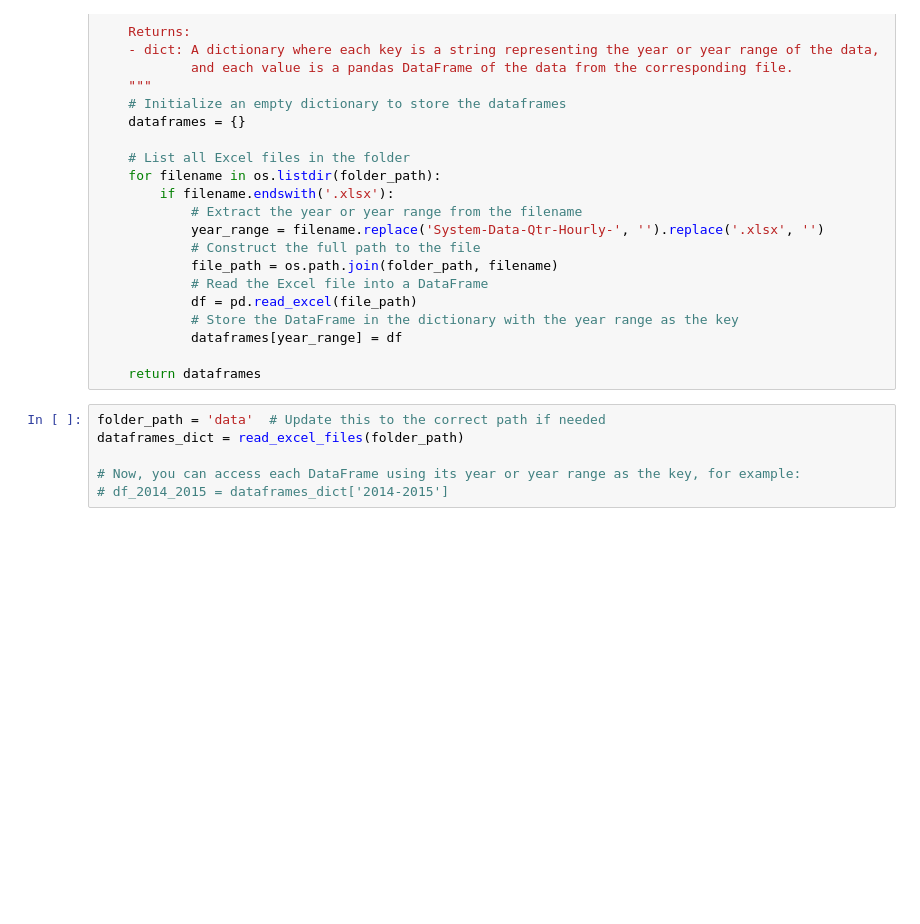
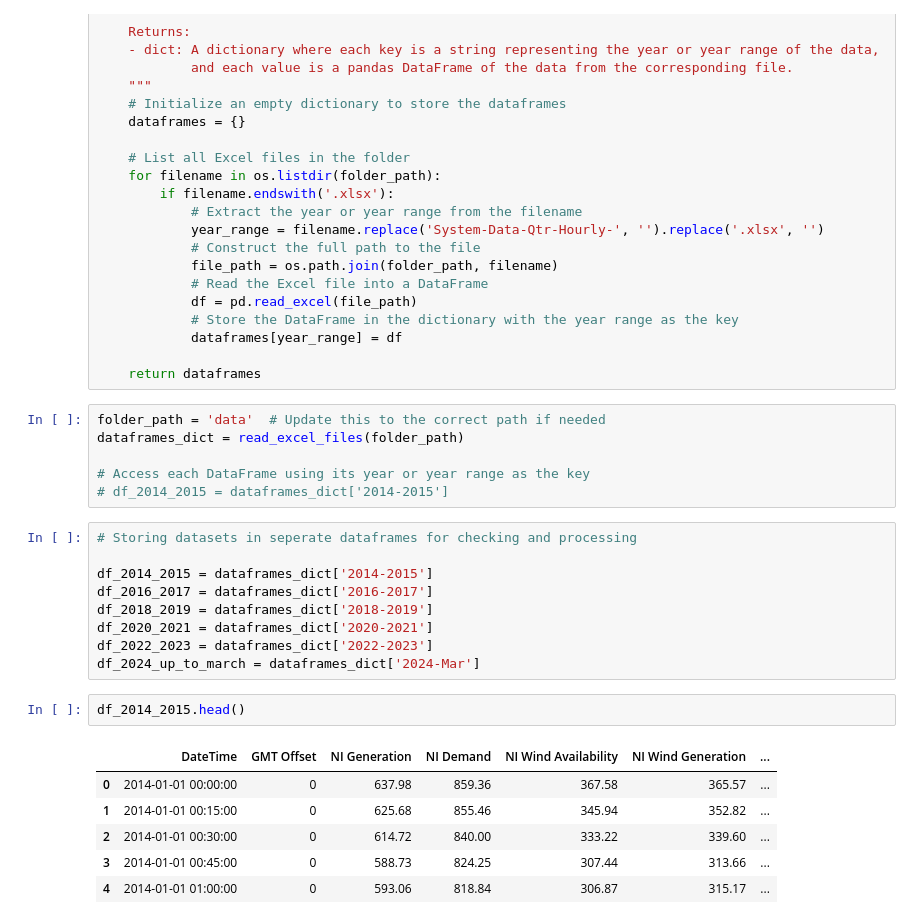
Before and after one commit to SaM-92/DataInsightChatbot, a Jupyter notebook: PoC_nb.ipynb, the cells around one changed output. Drawn from its saved outputs; the diff is of its cells as text; blank space fills up the shorter version.

Commit message:
Check dfs per year to find discrepancies

```diff
--- a/PoC_nb.ipynb
+++ b/PoC_nb.ipynb
@@ -34,5 +34,23 @@ def read_excel_files(folder_path):
 folder_path = 'data'  # Update this to the correct path if needed
 dataframes_dict = read_excel_files(folder_path)
 
-# Now, you can access each DataFrame using its year or year range as the key, for example:
+# Access each DataFrame using its year or year range as the key
 # df_2014_2015 = dataframes_dict['2014-2015']
+# %%
+# Storing datasets in seperate dataframes for checking and processing
+
+df_2014_2015 = dataframes_dict['2014-2015']
+df_2016_2017 = dataframes_dict['2016-2017']
+df_2018_2019 = dataframes_dict['2018-2019']
+df_2020_2021 = dataframes_dict['2020-2021']
+df_2022_2023 = dataframes_dict['2022-2023']
+df_2024_up_to_march = dataframes_dict['2024-Mar']
+# %%
+df_2014_2015.head()
+# %% [output]
+|  | DateTime | GMT Offset | NI Generation | NI Demand | NI Wind Availability | NI Wind Generation | ... |
+| 0 | 2014-01-01 00:00:00 | 0 | 637.98 | 859.36 | 367.58 | 365.57 | ... |
+| 1 | 2014-01-01 00:15:00 | 0 | 625.68 | 855.46 | 345.94 | 352.82 | ... |
+| 2 | 2014-01-01 00:30:00 | 0 | 614.72 | 840.00 | 333.22 | 339.60 | ... |
+| 3 | 2014-01-01 00:45:00 | 0 | 588.73 | 824.25 | 307.44 | 313.66 | ... |
+| 4 | 2014-01-01 01:00:00 | 0 | 593.06 | 818.84 | 306.87 | 315.17 | ... |
```
Also changed, not shown: parts of 7 cells of this notebook.
